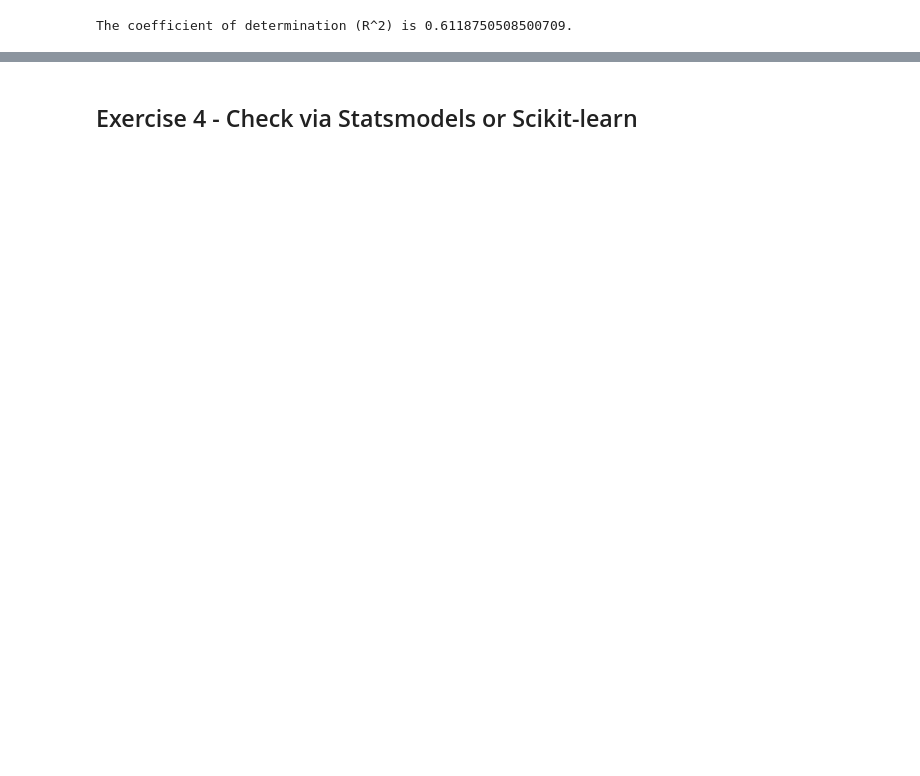
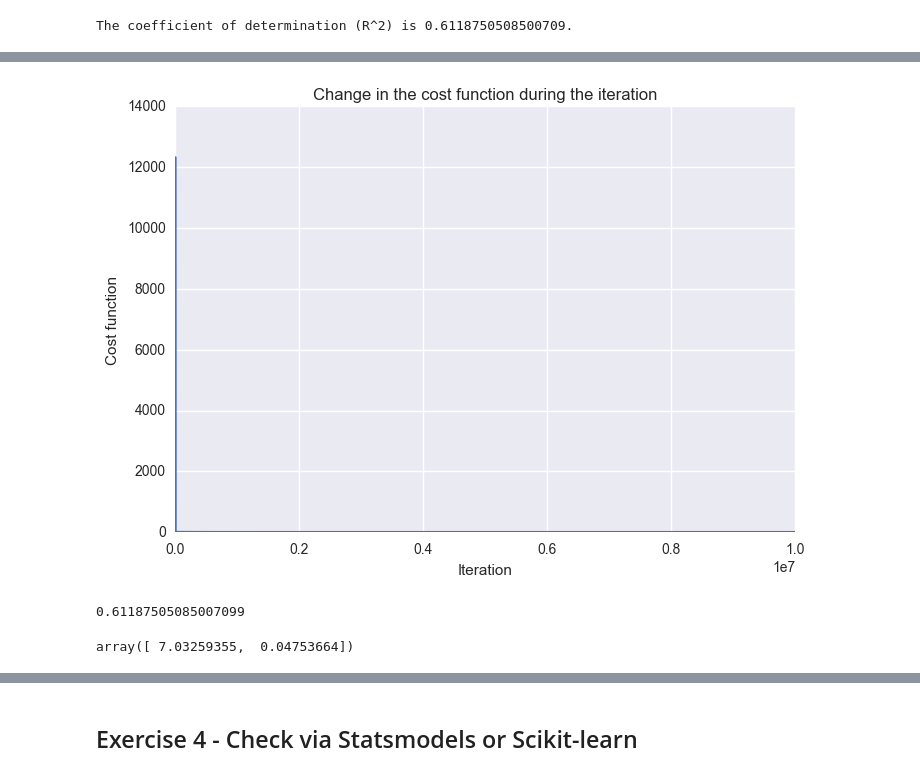
Before and after one commit to adrij/K2_curriculum, a Jupyter notebook: Unit11/Simple_LR_Algo_Exercises.ipynb, the cells around one changed output, grey strips where cells are left out. Drawn from its saved outputs; the diff is of its cells as text; code cells hidden in the pictures; blank space fills up the shorter version.

```diff
--- a/Unit11/Simple_LR_Algo_Exercises.ipynb
+++ b/Unit11/Simple_LR_Algo_Exercises.ipynb
@@ -147,0 +204,15 @@ lr.plot(X,y)
+# %%
+lr=M_Linear_Regression()
+lr.fit(X.values, y.values, 10000000, 0.00001)
+lr.plot_iterations(X.values, y.values, 10000000, 0.00001)
+#lr.score(X.values, y.values)
+# %% [output]
+[figure, added]
+# %%
+lr.score(X.values, y.values)
+# %% [output]
+0.61187505085007099
+# %%
+lr.coef_
+# %% [output]
+array([ 7.03259355,  0.04753664])
```
Also changed, not shown: parts of 15 cells of this notebook, 1 other file.
